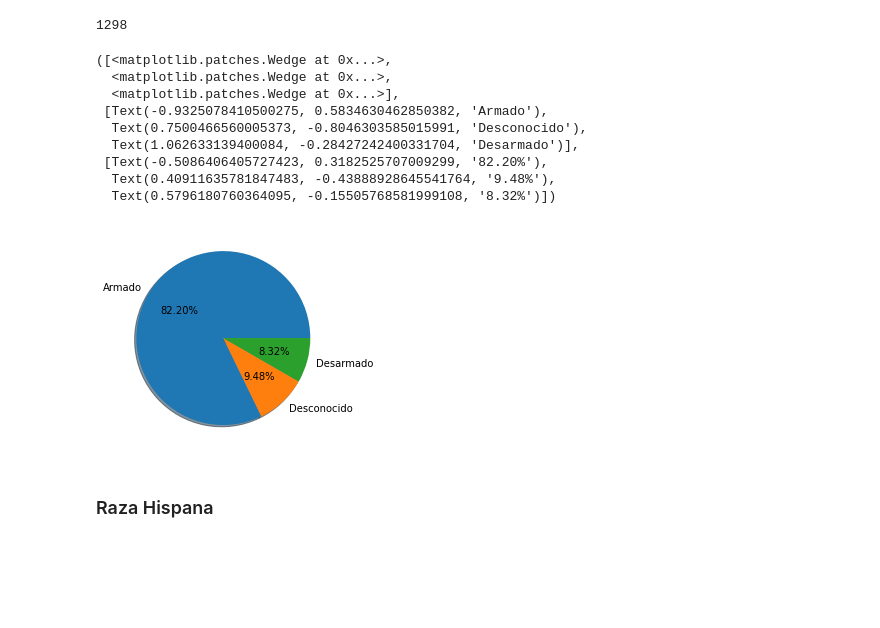
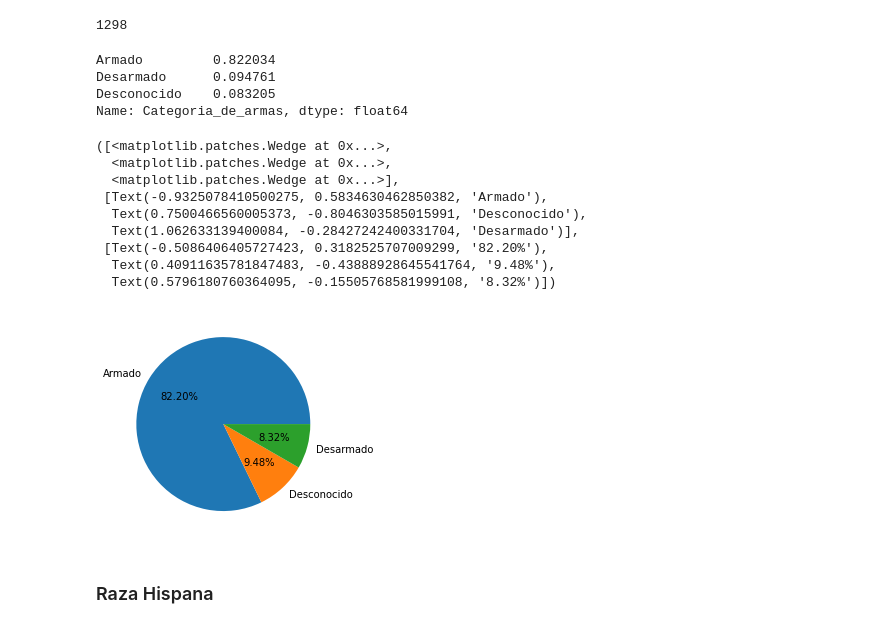
Before and after one commit to EmmanuelGalvan/MineriaDatos, a Jupyter notebook: Archivos/PIA/Visualizacion_Equipo9.ipynb, the cells around one changed output. Drawn from its saved outputs; the diff is of its cells as text; code cells hidden in the pictures; blank space fills up the shorter version.

```diff
--- a/Archivos/PIA/Visualizacion_Equipo9.ipynb
+++ b/Archivos/PIA/Visualizacion_Equipo9.ipynb
@@ -114,18 +114,24 @@ R_Oscura['Raza'].count()
 # %%
 G_PieRO = (R_Oscura["Categoria_de_armas"].value_counts() / len(R_Oscura))
 G_PieRO
-plt.pie(G_PieRO, labels = nombres, autopct='%1.2f%%', shadow=True)
 # %% [output]
-([<matplotlib.patches.Wedge at 0x...>,
-  <matplotlib.patches.Wedge at 0x...>,
-  <matplotlib.patches.Wedge at 0x...>],
- [Text(-0.9325078410500275, 0.5834630462850382, 'Armado'),
-  Text(0.7500466560005373, -0.8046303585015991, 'Desconocido'),
-  Text(1.062633139400084, -0.28427242400331704, 'Desarmado')],
- [Text(-0.5086406405727423, 0.3182525707009299, '82.20%'),
-  Text(0.40911635781847483, -0.43888928645541764, '9.48%'),
-  Text(0.5796180760364095, -0.15505768581999108, '8.32%')])
+Armado         0.822034
+Desarmado      0.094761
+Desconocido    0.083205
+Name: Categoria_de_armas, dtype: float64
-[figure, removed]
+# %%
+plt.pie(G_PieRO, labels = nombres, autopct='%1.2f%%')
+# %% [output]
+([<matplotlib.patches.Wedge at 0x...>,
+  <matplotlib.patches.Wedge at 0x...>,
+  <matplotlib.patches.Wedge at 0x...>],
+ [Text(-0.9325078410500275, 0.5834630462850382, 'Armado'),
+  Text(0.7500466560005373, -0.8046303585015991, 'Desconocido'),
+  Text(1.062633139400084, -0.28427242400331704, 'Desarmado')],
+ [Text(-0.5086406405727423, 0.3182525707009299, '82.20%'),
+  Text(0.40911635781847483, -0.43888928645541764, '9.48%'),
+  Text(0.5796180760364095, -0.15505768581999108, '8.32%')])
+[figure, added]
 # %% [markdown]
 ### Raza Hispana
 # %%
```
Also changed, not shown: parts of 14 cells of this notebook.
